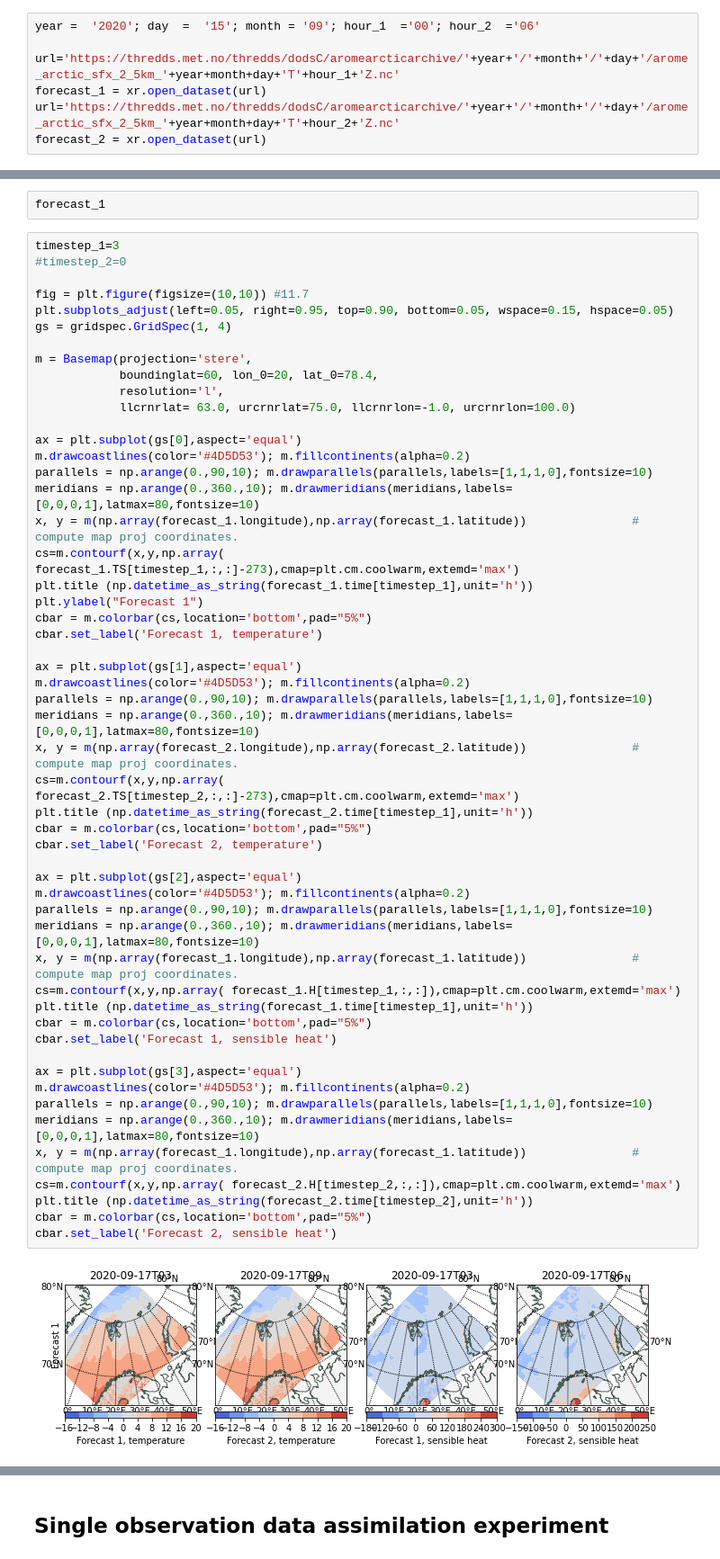
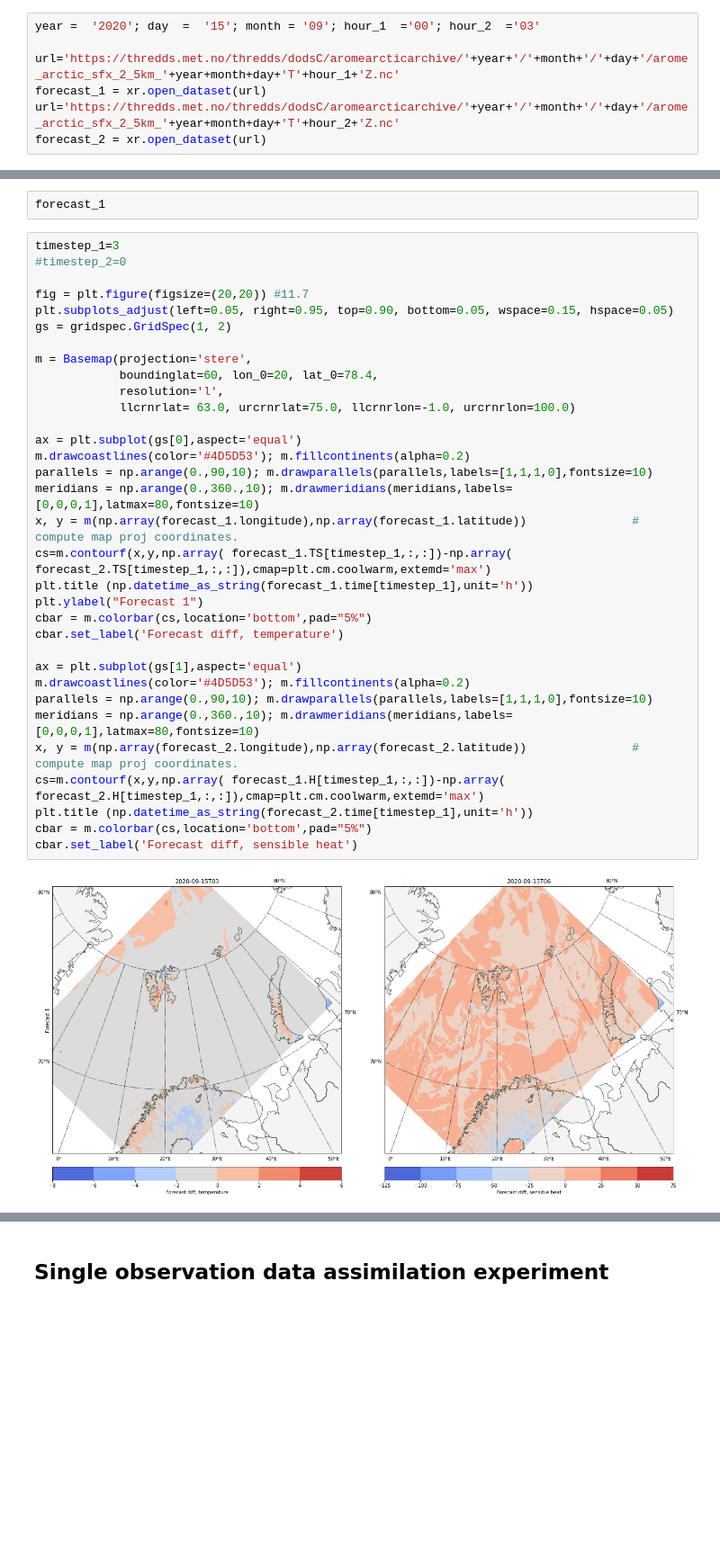
Before and after one commit to eirikngard/GEO4902, a Jupyter notebook: Data_assimilation_Eirik.ipynb, the cells around one changed output, grey strips where cells are left out. Shown at 90% size. Drawn from its saved outputs; the diff is of its cells as text; blank space fills up the shorter version.

```diff
--- a/Data_assimilation_Eirik.ipynb
+++ b/Data_assimilation_Eirik.ipynb
@@ -150,7 +135,7 @@ cbar.set_label('differnce')
 # %% [markdown]
 ## Analyse the impact of the data assimilation - Surface Model
 # %%
-year =  '2020'; day  =  '15'; month = '09'; hour_1  ='00'; hour_2  ='06'
+year =  '2020'; day  =  '15'; month = '09'; hour_1  ='00'; hour_2  ='03'
 
 url='https://thredds.met.no/thredds/dodsC/aromearcticarchive/'+year+'/'+month+'/'+day+'/arome_arctic_sfx_2_5km_'+year+month+day+'T'+hour_1+'Z.nc'
 forecast_1 = xr.open_dataset(url)
@@ -182,55 +167,35 @@ forecast_1
 # %%
 timestep_1=3
 #timestep_2=0
 
-fig = plt.figure(figsize=(10,10)) #11.7
+fig = plt.figure(figsize=(20,20)) #11.7
 plt.subplots_adjust(left=0.05, right=0.95, top=0.90, bottom=0.05, wspace=0.15, hspace=0.05)
-gs = gridspec.GridSpec(1, 4)
+gs = gridspec.GridSpec(1, 2)
 
 m = Basemap(projection='stere',
             boundinglat=60, lon_0=20, lat_0=78.4,
             resolution='l',
             llcrnrlat= 63.0, urcrnrlat=75.0, llcrnrlon=-1.0, urcrnrlon=100.0)
 
 ax = plt.subplot(gs[0],aspect='equal')
 m.drawcoastlines(color='#4D5D53'); m.fillcontinents(alpha=0.2)
 parallels = np.arange(0.,90,10); m.drawparallels(parallels,labels=[1,1,1,0],fontsize=10)
 meridians = np.arange(0.,360.,10); m.drawmeridians(meridians,labels=[0,0,0,1],latmax=80,fontsize=10)
 x, y = m(np.array(forecast_1.longitude),np.array(forecast_1.latitude))               # compute map proj coordinates.
-cs=m.contourf(x,y,np.array( forecast_1.TS[timestep_1,:,:]-273),cmap=plt.cm.coolwarm,extemd='max')
+cs=m.contourf(x,y,np.array( forecast_1.TS[timestep_1,:,:])-np.array( forecast_2.TS[timestep_1,:,:]),cmap=plt.cm.coolwarm,extemd='max')
 plt.title (np.datetime_as_string(forecast_1.time[timestep_1],unit='h'))
 plt.ylabel("Forecast 1")
 cbar = m.colorbar(cs,location='bottom',pad="5%")
-cbar.set_label('Forecast 1, temperature')
+cbar.set_label('Forecast diff, temperature')
 
 ax = plt.subplot(gs[1],aspect='equal')
 m.drawcoastlines(color='#4D5D53'); m.fillcontinents(alpha=0.2)
 parallels = np.arange(0.,90,10); m.drawparallels(parallels,labels=[1,1,1,0],fontsize=10)
 meridians = np.arange(0.,360.,10); m.drawmeridians(meridians,labels=[0,0,0,1],latmax=80,fontsize=10)
 x, y = m(np.array(forecast_2.longitude),np.array(forecast_2.latitude))               # compute map proj coordinates.
-cs=m.contourf(x,y,np.array( forecast_2.TS[timestep_2,:,:]-273),cmap=plt.cm.coolwarm,extemd='max')
+cs=m.contourf(x,y,np.array( forecast_1.H[timestep_1,:,:])-np.array( forecast_2.H[timestep_1,:,:]),cmap=plt.cm.coolwarm,extemd='max')
 plt.title (np.datetime_as_string(forecast_2.time[timestep_1],unit='h'))
 cbar = m.colorbar(cs,location='bottom',pad="5%")
-cbar.set_label('Forecast 2, temperature')
-
-ax = plt.subplot(gs[2],aspect='equal')
-m.drawcoastlines(color='#4D5D53'); m.fillcontinents(alpha=0.2)
-parallels = np.arange(0.,90,10); m.drawparallels(parallels,labels=[1,1,1,0],fontsize=10)
-meridians = np.arange(0.,360.,10); m.drawmeridians(meridians,labels=[0,0,0,1],latmax=80,fontsize=10)
-x, y = m(np.array(forecast_1.longitude),np.array(forecast_1.latitude))               # compute map proj coordinates.
-cs=m.contourf(x,y,np.array( forecast_1.H[timestep_1,:,:]),cmap=plt.cm.coolwarm,extemd='max')
-plt.title (np.datetime_as_string(forecast_1.time[timestep_1],unit='h'))
-cbar = m.colorbar(cs,location='bottom',pad="5%")
-cbar.set_label('Forecast 1, sensible heat')
-
-ax = plt.subplot(gs[3],aspect='equal')
-m.drawcoastlines(color='#4D5D53'); m.fillcontinents(alpha=0.2)
-parallels = np.arange(0.,90,10); m.drawparallels(parallels,labels=[1,1,1,0],fontsize=10)
-meridians = np.arange(0.,360.,10); m.drawmeridians(meridians,labels=[0,0,0,1],latmax=80,fontsize=10)
-x, y = m(np.array(forecast_1.longitude),np.array(forecast_1.latitude))               # compute map proj coordinates.
-cs=m.contourf(x,y,np.array( forecast_2.H[timestep_2,:,:]),cmap=plt.cm.coolwarm,extemd='max')
-plt.title (np.datetime_as_string(forecast_2.time[timestep_2],unit='h'))
-cbar = m.colorbar(cs,location='bottom',pad="5%")
-cbar.set_label('Forecast 2, sensible heat')
+cbar.set_label('Forecast diff, sensible heat')
 # %% [output]
-[figure, old version]
+[figure, new version]
```
Also changed, not shown: parts of 17 cells of this notebook.
